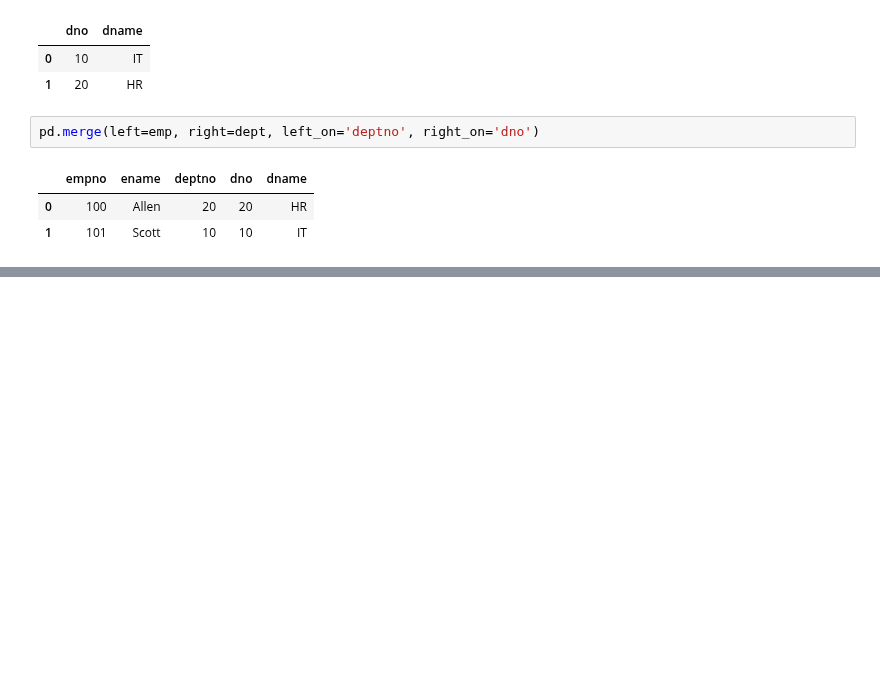
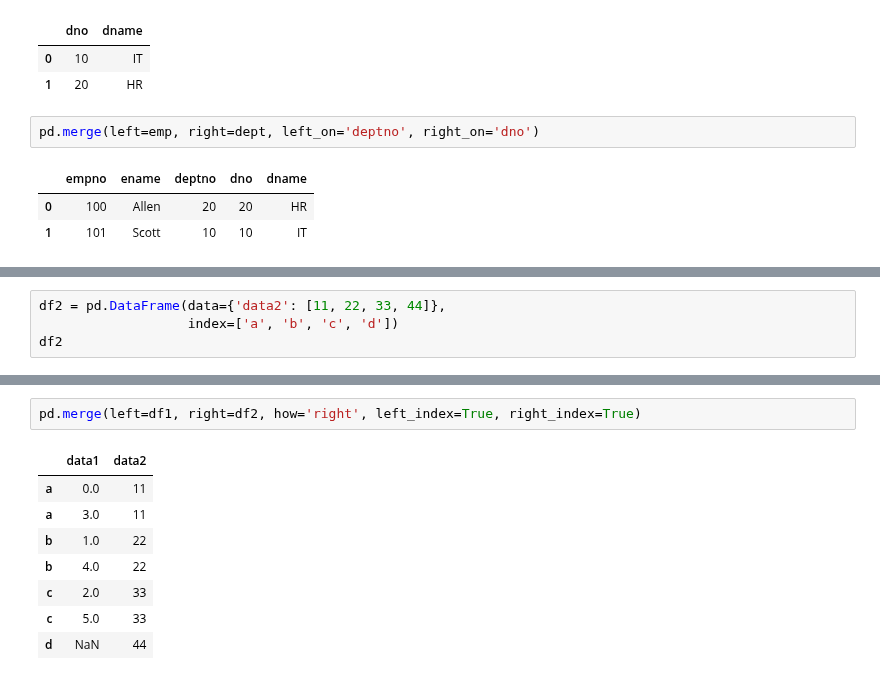
Before and after one commit to JakeOh/202011_itw_bd21, a Jupyter notebook: lab_da/da12_merge.ipynb, the cells around one changed output, grey strips where cells are left out. Saved outputs shown, nothing was run; the diff lists cells and outputs as text; blank space fills up the shorter version.

```diff
--- a/lab_da/da12_merge.ipynb
+++ b/lab_da/da12_merge.ipynb
@@ -122,0 +147,4 @@ pd.merge(left=emp, right=dept, left_on='deptno', right_on='dno')
+# %%
+df2 = pd.DataFrame(data={'data2': [11, 22, 33, 44]},
+                   index=['a', 'b', 'c', 'd'])
+df2
@@ -122,0 +177,11 @@ pd.merge(left=emp, right=dept, left_on='deptno', right_on='dno')
+# %%
+pd.merge(left=df1, right=df2, how='right', left_index=True, right_index=True)
+# %% [output]
+|  | data1 | data2 |
+| a | 0.0 | 11 |
+| a | 3.0 | 11 |
+| b | 1.0 | 22 |
+| b | 4.0 | 22 |
+| c | 2.0 | 33 |
+| c | 5.0 | 33 |
+| d | NaN | 44 |
```
Also changed, not shown: parts of 12 cells of this notebook.
